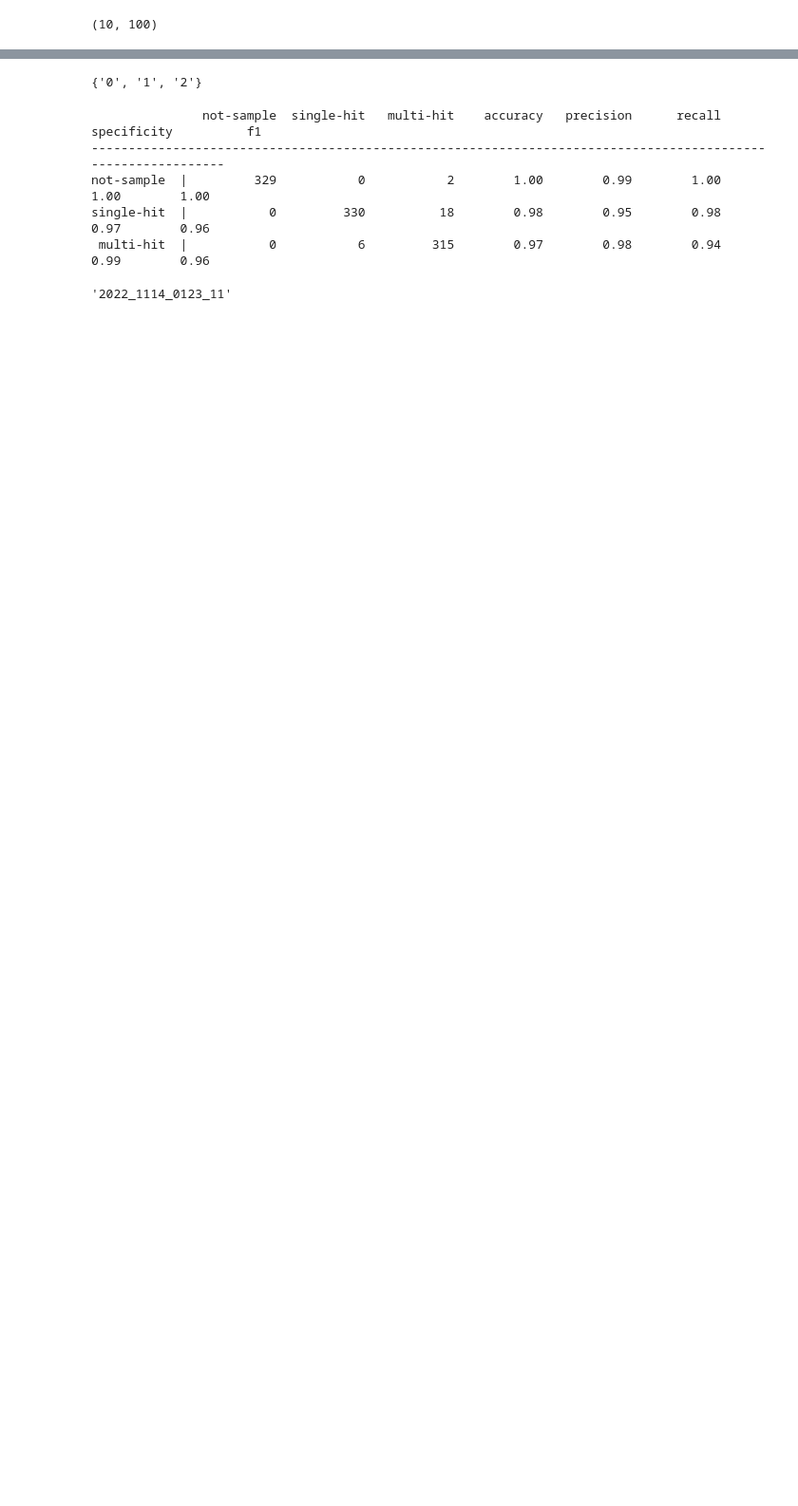
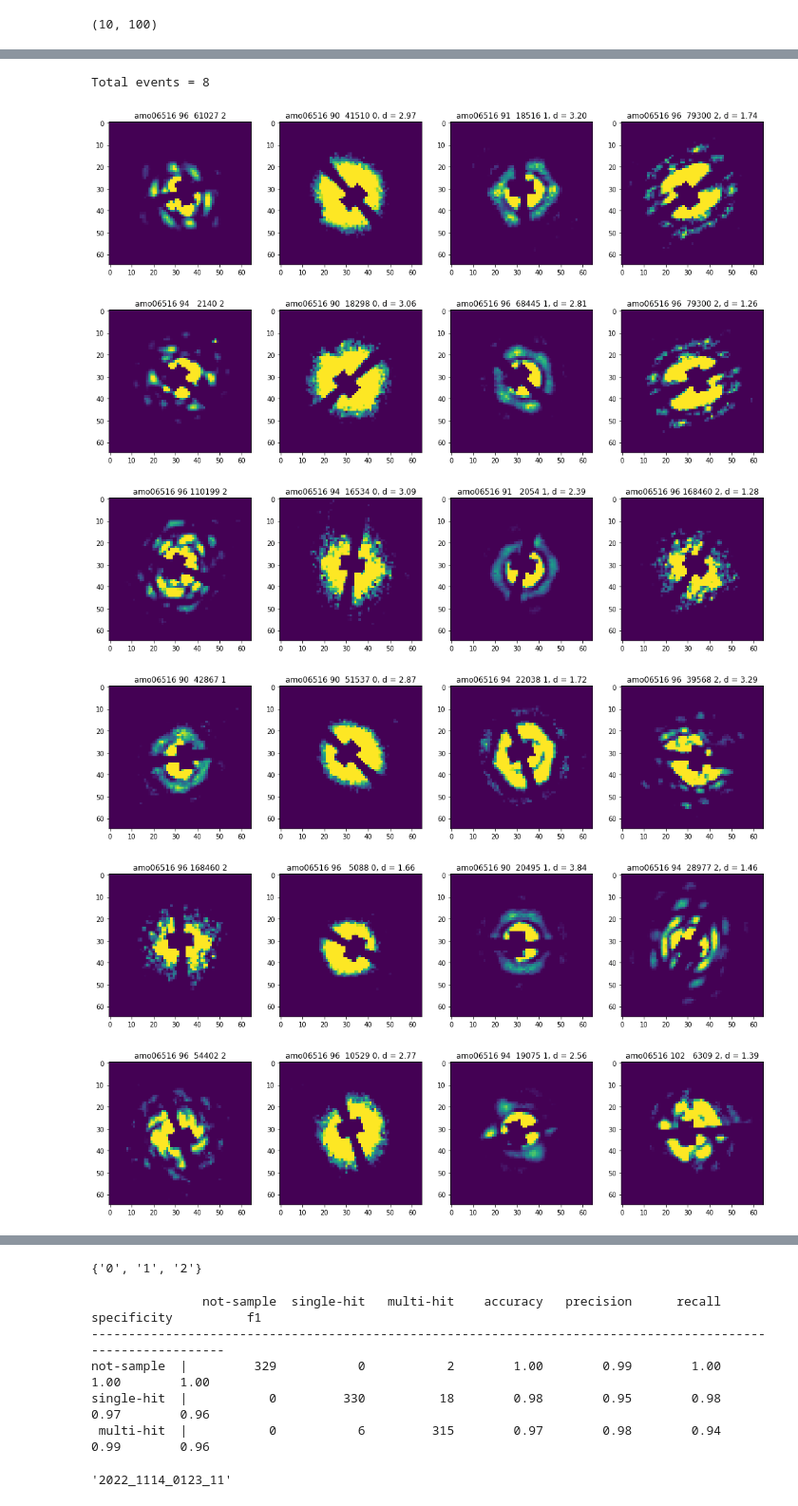
Before and after one commit to carbonscott/speckleNN, a Jupyter notebook: examples/experiments/train.fast.ipynb, the cells around one changed output, grey strips where cells are left out. Shown at 95% size. Saved outputs shown, nothing was run; the diff lists cells and outputs as text; code cells hidden in the pictures; blank space fills up the shorter version.

Commit message:
Update examples.

```diff
--- a/examples/experiments/train.fast.ipynb
+++ b/examples/experiments/train.fast.ipynb
@@ -356,0 +366,51 @@ idx_min_value_list.shape
+# %%
+# Sample from the min embedding distance distribution
+peek_value = 1.5
+window_size = 0.25
+selection_mask = np.logical_and(peek_value - window_size < min_value_list, min_value_list < peek_value + window_size)
+selection_tuple = np.argwhere(selection_mask)    # (idx_batch, idx_example)
+print(f"Total events = {len(selection_tuple)}")
+num_example_in_batch = len(batch_metadata_query_list[0][0])
+for idx_batch, idx_example in selection_tuple[:10]:
+    fig = plt.figure(figsize=(18,6))
+
+    nrows = 1
+    ncols = 4
+    gspec = fig.add_gridspec( nrows, ncols,
+                              width_ratios  = [1, 1, 1, 1],
+                              #height_ratios = [1, 1/25],
+                            )
+    ax_list  = [ fig.add_subplot(gspec[0, i]) for i in range(ncols) ]
+    #ax_list += [ fig.add_subplot(gspec[1, i]) for i in range(ncols) ]
+
+    idx_query = idx_batch * num_example_in_batch + idx_example
+    img_query = dataset_test[idx_query][0]
+
+    #img_support_chosen = dataset_test[idx_query][idx_support_chosen]
+    img_support_list = dataset_test[idx_query][1:1+3]
+
+    data = img_query[0]
+    vmin = data.mean()
+    vmax = vmin + 1 * data.std()
+    im = ax_list[0].imshow(data, vmin = vmin, vmax = vmax)
+    #plt.colorbar(im, cax = ax_list[2], orientation="horizontal", pad = 0.05)
+    metadata_query = batch_metadata_query_list[idx_batch][0][idx_example]
+    ax_list[0].set_title(metadata_query)
+
+    for idx_support, img_support in enumerate(img_support_list):
+        data = img_support[0]
+        vmin = data.mean()
+        vmax = vmin + 1 * data.std()
+        im = ax_list[idx_support+1].imshow(data, vmin = vmin, vmax = vmax)
+        #plt.colorbar(im, cax = ax_list[3], orientation="horizontal", pad = 0.05)
+        metadata_support = batch_metadata_support_list[idx_batch][idx_support][idx_example]
+        dist_support = batch_dist_support_list[idx_batch][idx_support][idx_example]
+        ax_list[idx_support+1].set_title(f"{metadata_support}, d = {dist_support:.2f}")
+# %% [output]
+Total events = 8
+[figure, added]
+[figure, added]
+[figure, added]
+[figure, added]
+[figure, added]
+[figure, added]
```
Also changed, not shown: parts of 12 cells of this notebook.
